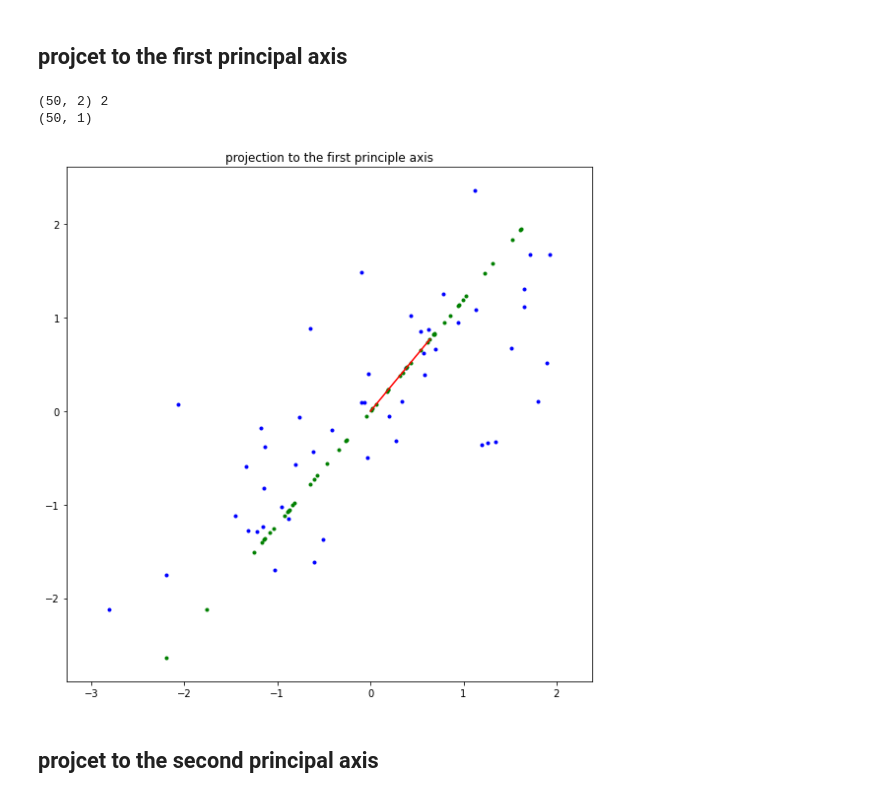
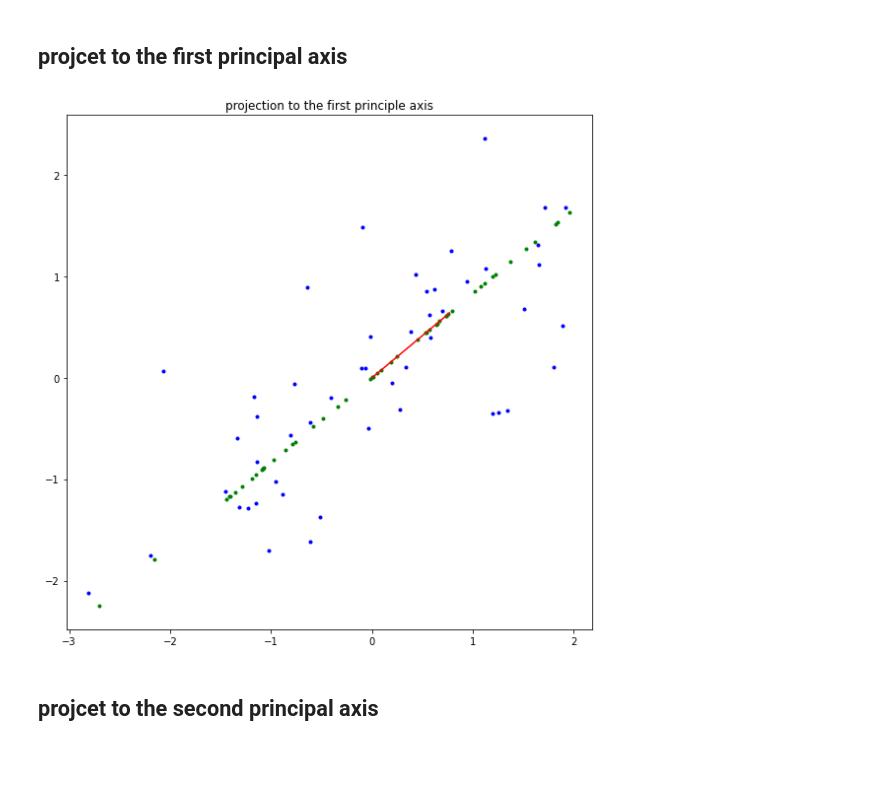
Before and after one commit to bobokyung/assignment-machine-learning, a Jupyter notebook: assignment12/assignment_12.ipynb, the cells around one changed output. Saved outputs shown, nothing was run; the diff lists cells and outputs as text; code cells hidden in the pictures; blank space fills up the shorter version.

Commit message:
plot projection green line

```diff
--- a/assignment12/assignment_12.ipynb
+++ b/assignment12/assignment_12.ipynb
@@ -151,24 +151,22 @@ def compute_projection_onto_line(feature, vector):
 # %%
 plt.figure(figsize=(8,8))
 plt.title('projection to the first principle axis')
 # ===================================================
-projection = compute_projection_onto_line(Zfeature,U[1])
+projection = compute_projection_onto_line(Zfeature,U[:,0])
 
 plt.scatter(Zfeature[:,0],Zfeature[:,1], c="b", marker=".")
 
-plt.plot([ 0,U[1][0]],[0, U[1][1]], color = 'red')
+plt.plot([ 0,U[0][0]],[0, U[1][0]], color = 'red')
 
 plt.scatter(projection[:,0],projection[:,1], c="g", marker=".")
 
 
 plt.axis('equal')
 # ===================================================
 plt.tight_layout()
 plt.show()
 # %% [output]
-(50, 2) 2
-(50, 1)
-[figure, old version]
+[figure, new version]
 # %% [markdown]
 ## projcet to the second principal axis
 # %%
```
Also changed, not shown: parts of 8 cells of this notebook.
